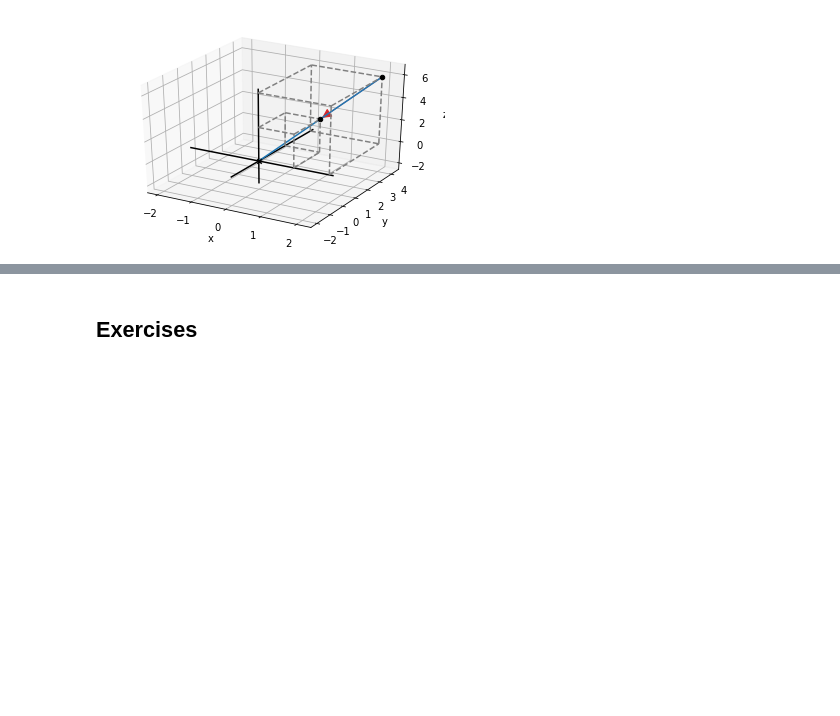
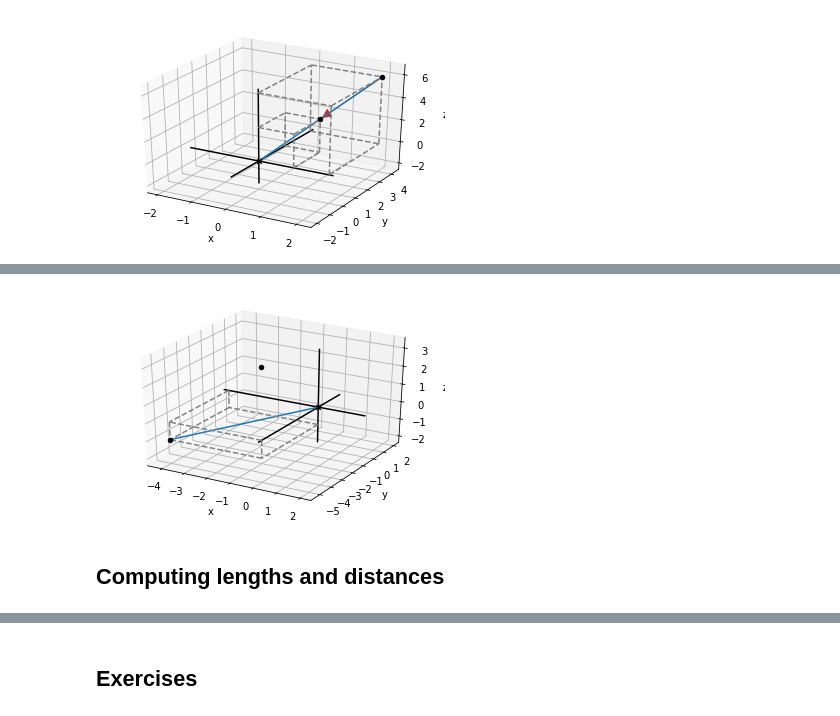
Before and after one commit to rahiakela/math-for-programmers, a Jupyter notebook: 3-ascending-to-3d-world/2_vector_arithmetic_in_3d.ipynb, the cells around one changed output, grey strips where cells are left out. Cells and saved outputs as stored; diff of their text form; code cells hidden in the pictures; blank space fills up the shorter version.

```diff
--- a/3-ascending-to-3d-world/2_vector_arithmetic_in_3d.ipynb
+++ b/3-ascending-to-3d-world/2_vector_arithmetic_in_3d.ipynb
@@ -128,0 +156,10 @@ draw3d(
+# %%
+draw3d(
+    Points3D((-1, -3, 3), (-4, -5, -1)),
+    Segment3D((0, 0, 0), (-4, -5, -1)),
+    Box3D(-4, -5, -1)
+    )
+# %% [output]
+[figure, added]
+# %% [markdown]
+## Computing lengths and distances
```
Also changed, not shown: parts of 10 cells of this notebook.
